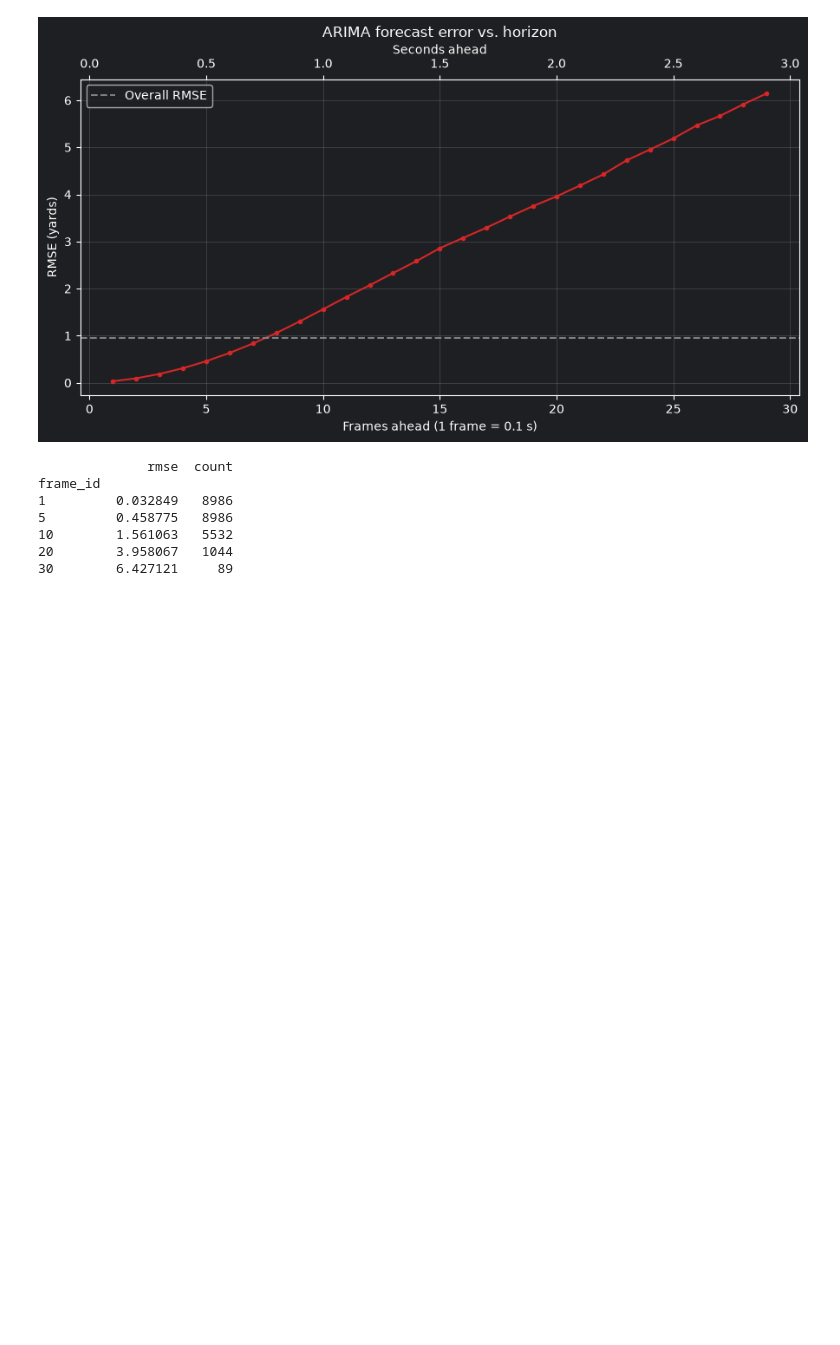
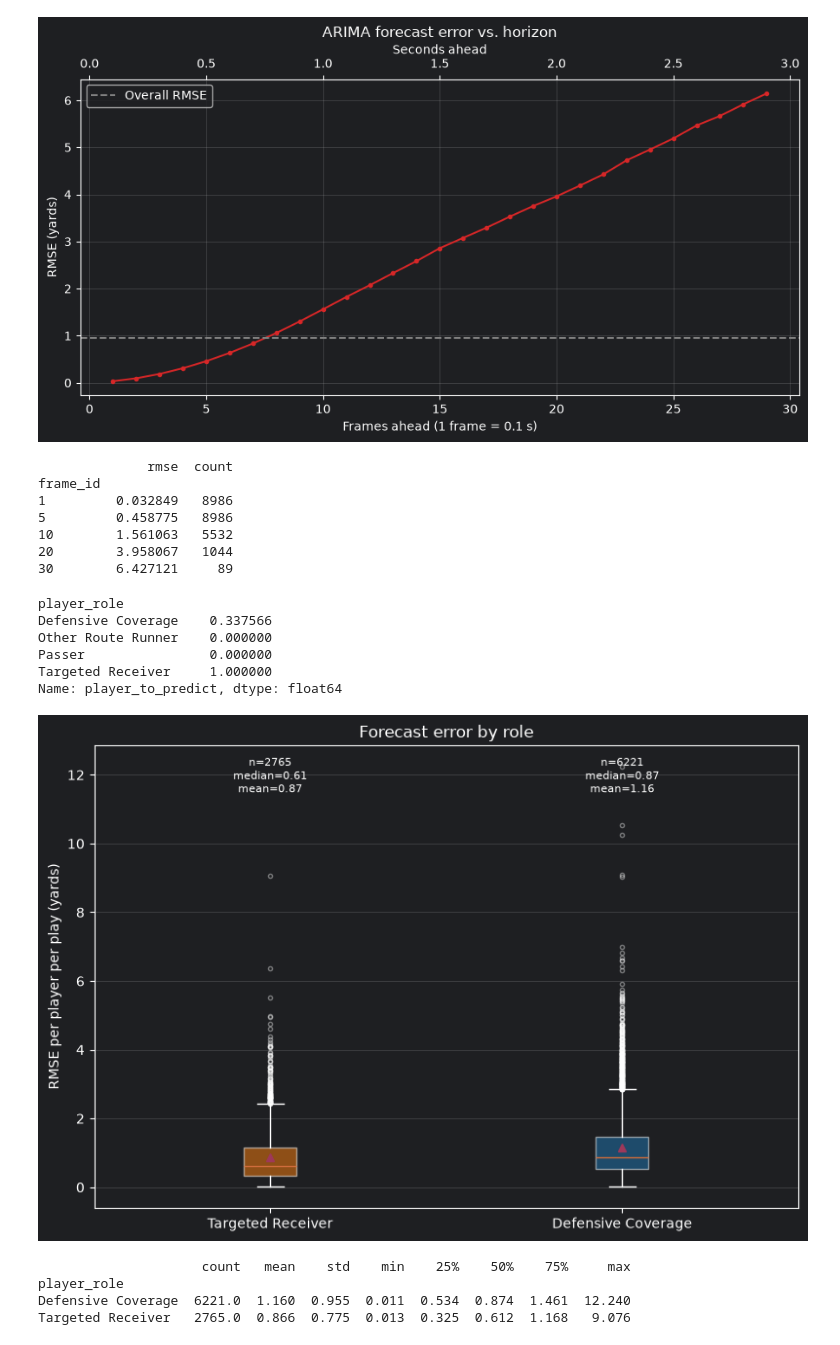
Before and after one commit to LucasVieira-eng/nfl-big-data-bowl-2026-prediction, a Jupyter notebook: notebooks/arima-testing-03.ipynb, the cells around one changed output. Cells and saved outputs as stored; diff of their text form; code cells hidden in the pictures; blank space fills up the shorter version.

```diff
--- a/notebooks/arima-testing-03.ipynb
+++ b/notebooks/arima-testing-03.ipynb
@@ -50,16 +50,16 @@ Test games: 54 | Test plays: 2765
 # %%
 warnings.filterwarnings("ignore")
 
-def forecast_series(values, n, order=(1, 1, 0)):
+def forecast_series(values, n_future_frames, order=(1, 1, 0)):
     values = np.asarray(values, dtype=float)
 
     if len(values) < 3:
-        return np.full(n, values[-1])
+        return np.full(n_future_frames, values[-1])
 
     try:
-        return np.asarray(ARIMA(values, order=order).fit().forecast(n))
+        return np.asarray(ARIMA(values, order=order).fit().forecast(n_future_frames))
     except Exception:
-        return np.full(n, values[-1])
+        return np.full(n_future_frames, values[-1])
 # %%
 warnings.filterwarnings("ignore")
 
@@ -204,3 +204,50 @@ frame_id
 10        1.561063   5532
 20        3.958067   1044
 30        6.427121     89
+# %%
+print(test_in.drop_duplicates(KEYS).groupby("player_role")["player_to_predict"].mean())
+# %% [output]
+player_role
+Defensive Coverage    0.337566
+Other Route Runner    0.000000
+Passer                0.000000
+Targeted Receiver     1.000000
+Name: player_to_predict, dtype: float64
+# %%
+ROLES = ["Targeted Receiver", "Defensive Coverage"]
+
+per_player = (test_out[test_out["player_role"].isin(ROLES)]
+              .groupby(KEYS + ["player_role"])["se"]
+              .mean()
+              .pipe(lambda s: np.sqrt(s / 2))
+              .rename("rmse")
+              .reset_index())
+
+data = [per_player.loc[per_player["player_role"] == r, "rmse"] for r in ROLES]
+
+fig, ax = plt.subplots(figsize=(8, 5.5))
+bp = ax.boxplot(data, tick_labels=ROLES, showmeans=True, patch_artist=True,
+                flierprops=dict(marker="o", markersize=3, alpha=0.4))
+for patch, color in zip(bp["boxes"], ["tab:orange", "tab:blue"]):
+    patch.set_facecolor(color)
+    patch.set_alpha(0.5)
+
+ax.set_ylabel("RMSE per player per play (yards)")
+ax.set_title("Forecast error by role")
+ax.grid(axis="y", alpha=0.3)
+
+for i, d in enumerate(data, start=1):
+    ax.annotate(f"n={len(d)}\nmedian={d.median():.2f}\nmean={d.mean():.2f}",
+                (i, ax.get_ylim()[1]), xytext=(0, -8), textcoords="offset points",
+                ha="center", va="top", fontsize=8)
+
+plt.tight_layout()
+plt.show()
+
+print(per_player.groupby("player_role")["rmse"].describe().round(3))
+# %% [output]
+[figure, added]
+                     count   mean    std    min    25%    50%    75%     max
+player_role
+Defensive Coverage  6221.0  1.160  0.955  0.011  0.534  0.874  1.461  12.240
+Targeted Receiver   2765.0  0.866  0.775  0.013  0.325  0.612  1.168   9.076
```
Also changed, not shown: parts of 3 cells of this notebook.
